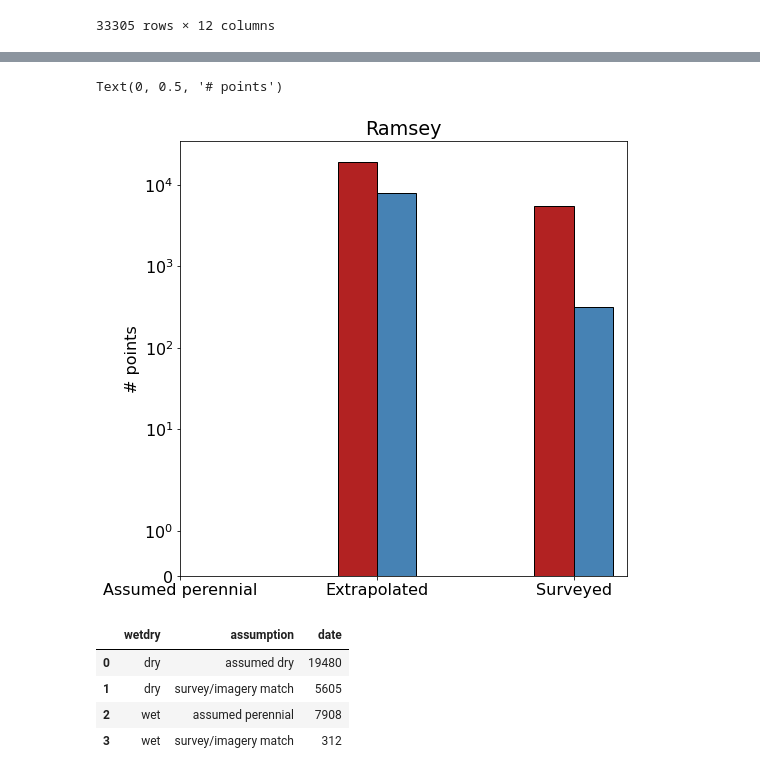
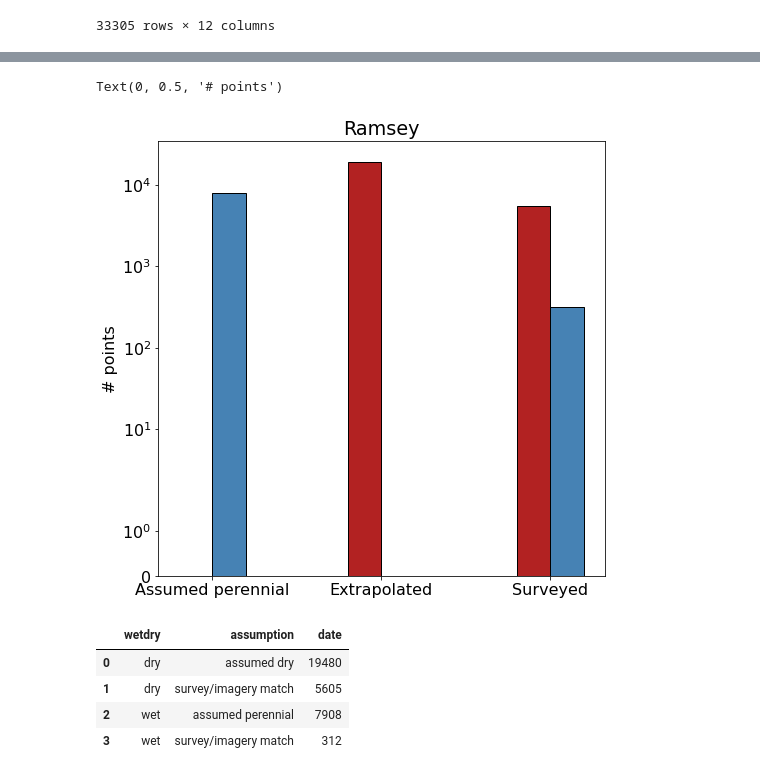
Before and after one commit to lapidesd/SanPedro_wetdry_pilot, a Jupyter notebook: code/Ramsey_survey_imagery.ipynb, the cells around one changed output, grey strips where cells are left out. Saved outputs shown, nothing was run; the diff lists cells and outputs as text; code cells hidden in the pictures.

```diff
--- a/code/Ramsey_survey_imagery.ipynb
+++ b/code/Ramsey_survey_imagery.ipynb
@@ -445,20 +515,26 @@ result_sorted.to_csv('../data/Ramsey/processed_assumptions/processed_with_dates_
 # %%
 import matplotlib
 matplotlib.rcParams.update({'font.size': 16})
 import matplotlib.pyplot as plt
 details = result_sorted.groupby(['wetdry','assumption']).count()['date'].reset_index()
 fig,ax = plt.subplots(1,figsize = (8,8))
-ax.bar([1,2],[details.date.values[0],details.date.values[1]],width=.2,
+ax.bar([0,1,2],[0,
+                details[(details.assumption=='assumed dry')].date.values[0],
+               details[(details.assumption=='survey/imagery match')&(details.wetdry=='dry')].date.values[0]],
+       width=.2,
        facecolor = 'firebrick',edgecolor = 'k')
-ax.bar([1.2,2.2],[details.date.values[i] for i in range(2,4)],width=.2,
+ax.bar([.2,1.2,2.2],[details[details.assumption=='assumed perennial'].date.values[0],
+                0,
+               details[(details.assumption=='survey/imagery match')&(details.wetdry=='wet')].date.values[0]],
+                     width=.2,
        facecolor='steelblue',edgecolor = 'k')
 ax.set_yscale('symlog')
 ax.set_xticks([.1,1.1,2.1],['Assumed perennial','Extrapolated','Surveyed',])
 ax.set_title('Ramsey')
 ax.set_ylabel('# points')
 # %% [output]
 Text(0, 0.5, '# points')
-[figure, old version]
+[figure, new version]
 # %%
 details
 # %% [output]
```
Also changed, not shown: parts of 5 cells of this notebook, 13 other files.
